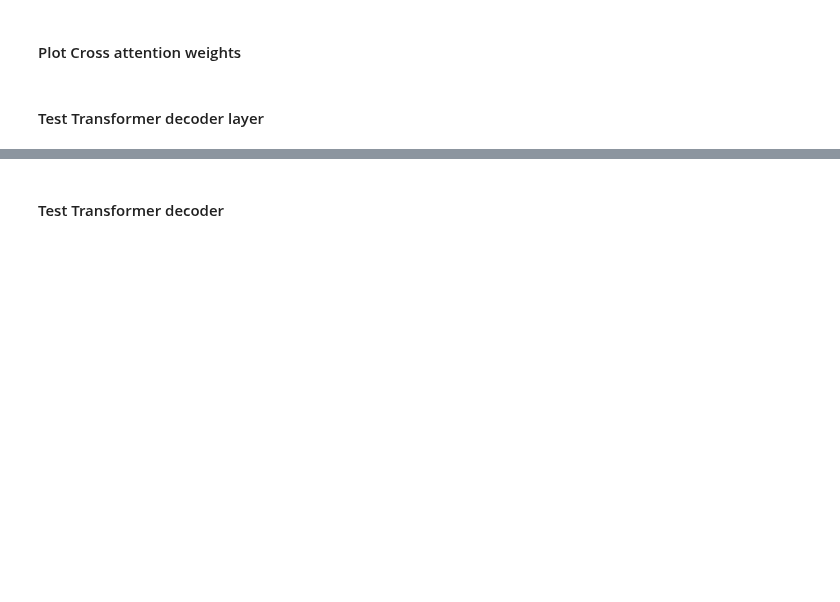
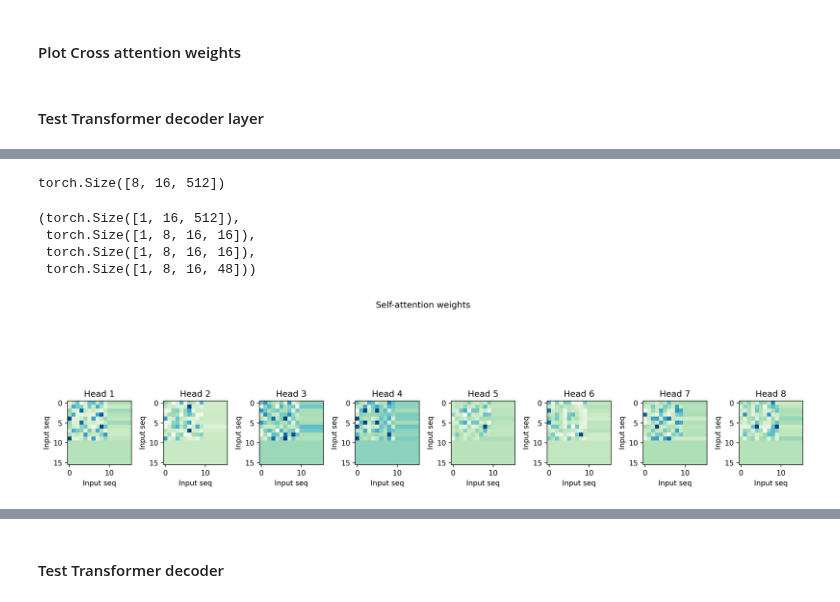
Before and after one commit to dric2018/smf_be, a Jupyter notebook: notebooks/Model.ipynb, the cells around one changed output, grey strips where cells are left out. Saved outputs shown, nothing was run; the diff lists cells and outputs as text; code cells hidden in the pictures; blank space fills up the shorter version.

Commit message:
Updated source code for batch and single batch training

```diff
--- a/notebooks/Model.ipynb
+++ b/notebooks/Model.ipynb
@@ -241,10 +259,10 @@ Non-trainable params: 38,866,984
 %%time
 
 text_enc_h_state, learned_tokens = encoder(
-    input_ids=sample["action_desc"]["ids"].cuda(),
-    attn_mask=sample["action_desc"]["mask"].cuda(),
-    token_type_ids=sample["action_desc"]["token_type_ids"].cuda(),
-    imgs=sample["in_state"].cuda()
+    input_ids=input_ids,
+    attn_mask=attn_mask,
+    token_type_ids=token_type_ids,
+    imgs=imgs
 )
 
 learned_tokens.shape, learned_tokens.device, text_enc_h_state.shape
@@ -265,8 +283,8 @@ target_embedding = nn.Embedding(
     padding_idx=config.TGT_PAD_TOK_ID
 ).cuda()
 # %%
-inp = sample["action_desc"]["ids"].cuda()
-outp = sample["motor_cmd"]["decoder_inp_ids"].cuda()
+inp = input_ids
+outp = decoder_inp
 
 inp_emb = inp_embedding(inp)
 outp_emb = target_embedding(outp)
@@ -433,7 +451,7 @@ Wall time: 1.33 ms
 # %% [markdown]
 #### Test Transformer decoder layer
 # %%
-# dec_layer = TransformerDecoderLayer().cuda()
-# print(dec_layer)
-# dec_layer.eval()
-# summary(dec_layer)
+dec_layer = TransformerDecoderLayer().cuda()
+print(dec_layer)
+dec_layer.eval()
+summary(dec_layer)
@@ -440,12 +493,23 @@ Wall time: 1.33 ms
+# %%
+outp_emb.shape
+# %% [output]
+torch.Size([8, 16, 512])
 # %%
-# dec_out, self_attn_w, cross_attn_w = dec_layer(
-#     inp=inp_emb,
-#     encoder_out=learned_tokens,
-#     src_mask=sample["source_mask"].cuda(),
-#     target_mask=sample["target_mask"].cuda(),
-#     debug=False
-# )
-# dec_out.shape, self_attn_w.shape, cross_attn_w.shape
+dec_out, self_attn_w, cross_attn_ws_seq, cross_attn_ws_tokens = dec_layer(
+    inp=outp_emb,
+    encoder_outs=(text_enc_h_state, learned_tokens),
+    src_mask=src_mask,
+    target_mask=target_mask,
+    debug=False
+)
+
+dec_out.shape, self_attn_w.shape, cross_attn_ws_seq.shape, cross_attn_ws_tokens.shape
+# %% [output]
+(torch.Size([1, 16, 512]),
+ torch.Size([1, 8, 16, 16]),
+ torch.Size([1, 8, 16, 16]),
+ torch.Size([1, 8, 16, 48]))
 # %%
-# plot_attention(self_attn_w)
-# plot_attention(cross_attn_w)
+plot_attention(self_attn_w)
+# %% [output]
+[figure, added]
```
Also changed, not shown: parts of 50 cells of this notebook, 11 other files.
